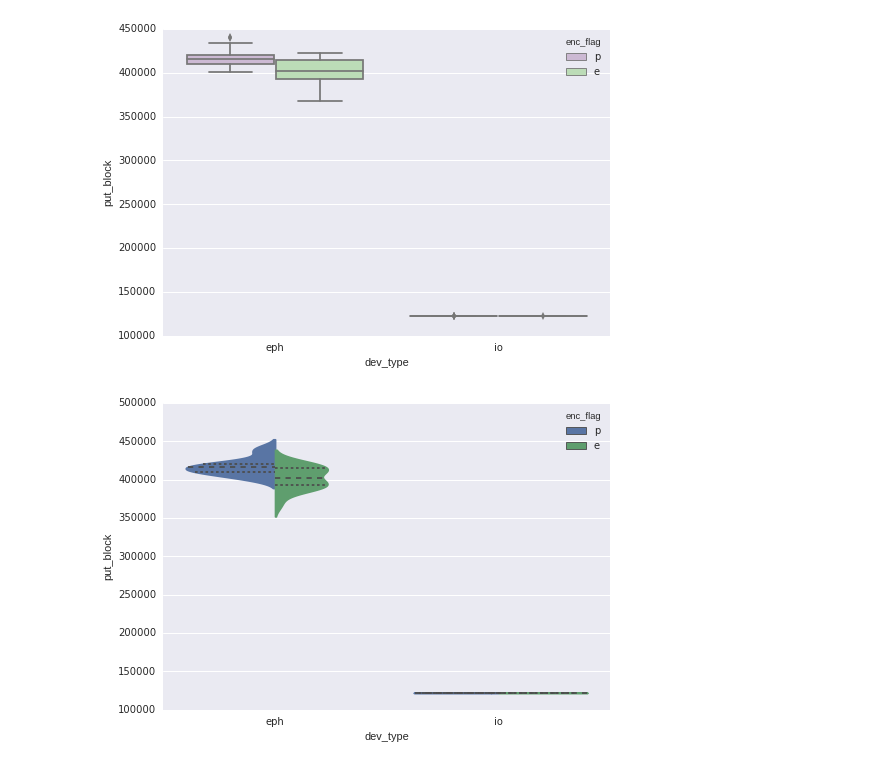
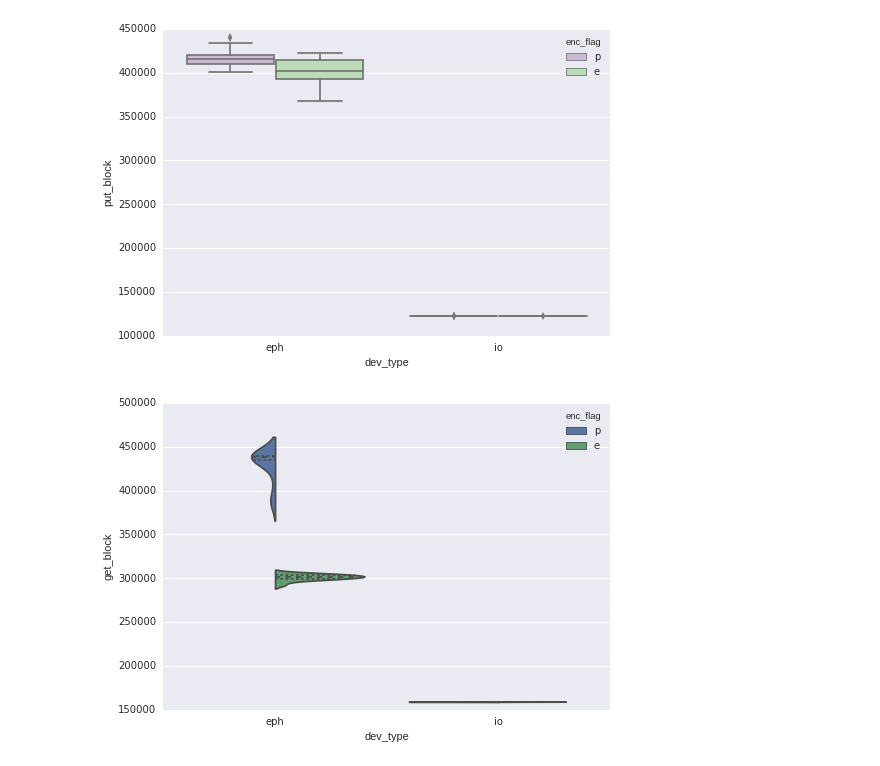
Before and after one commit to philipsoutham/aws-encryption-performance, a Jupyter notebook: To crypto, or not to crypto....ipynb, the cells around one changed output. Saved outputs shown, nothing was run; the diff lists cells and outputs as text; code cells hidden in the pictures.

```diff
--- a/To crypto, or not to crypto....ipynb
+++ b/To crypto, or not to crypto....ipynb
@@ -226,7 +227,7 @@ dtype: float64
 # %%
 samples = []
 for dev in ("eph-p", "eph-e", "io-e", "io-p"): #"gpt-e",
-    with open("reports/bonnie.{}.txt".format(dev), "r") as f:
+    with open(os.path.join("reports", "bonnie.{}.txt".format(dev)), "r") as f:
         samples.extend(dev.split("-") + l.strip().split(",") for l in f.readlines()[1:])
 #with open("reports/bonnie.ephemeral0.txt".format(dev), "r") as f:
 #    samples.extend(["eph","p"] + l.strip().split(",") for l in f.readlines()[1:])
@@ -265,9 +266,9 @@ g.set_yscale("linear")
 # %% [output]
 [figure]
 # %%
-g = sns.violinplot(x="dev_type", y="put_block", hue="enc_flag",
+g = sns.violinplot(x="dev_type", y="get_block", hue="enc_flag",
                    data=df, inner="quart",
                    split=True)
 sns.despine(left=True)
 # %% [output]
-[figure, old version]
+[figure, new version]
```
Also changed, not shown: parts of 4 cells of this notebook.
